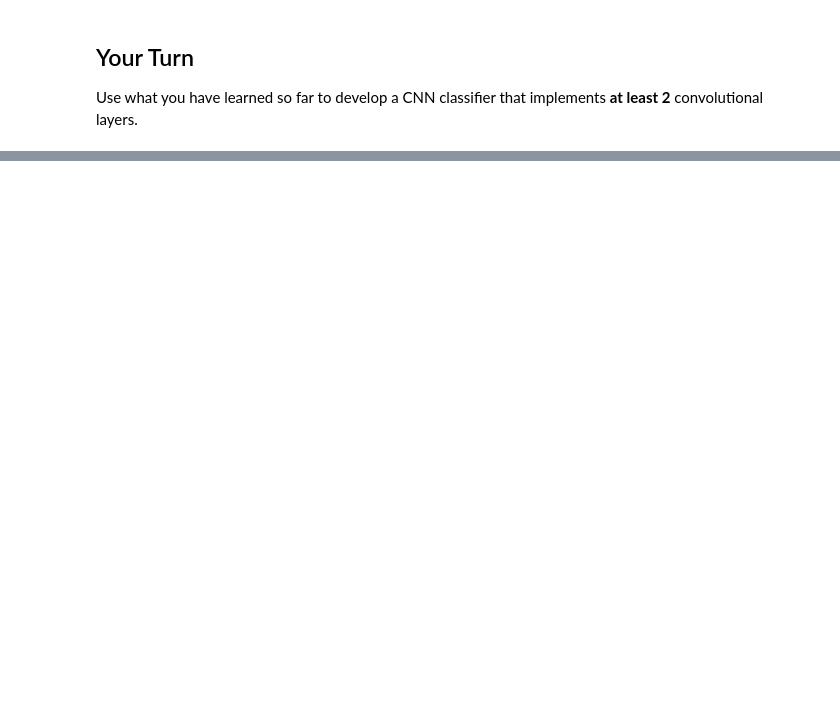
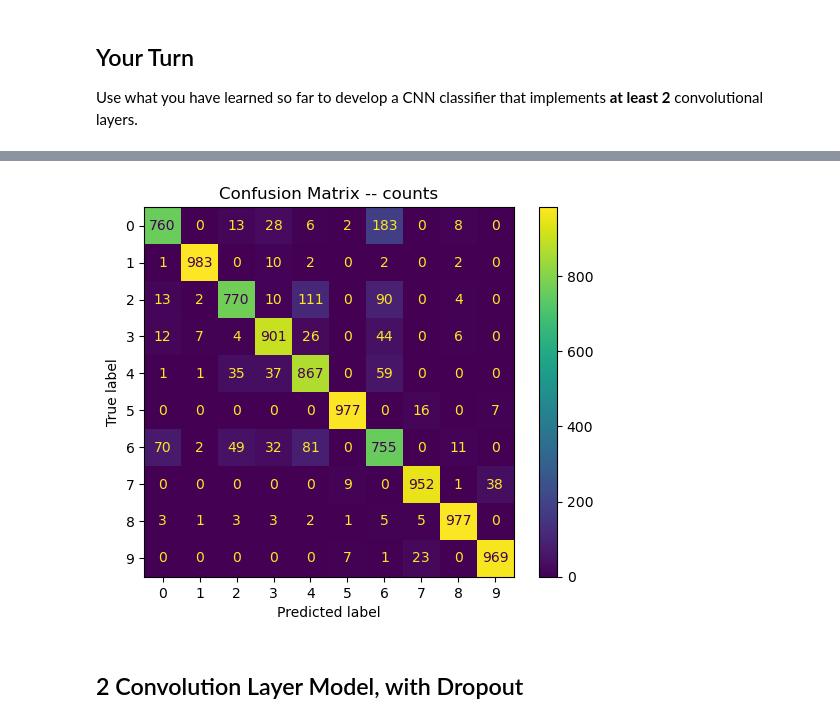
Before and after one commit to abrange/mit-deeplearning, a Jupyter notebook: module_4/Deep_Learning_Mastering_Neural_Networks_Module_4_Assignment.ipynb, the cells around one changed output, grey strips where cells are left out. Drawn from its saved outputs; the diff is of its cells as text; code cells hidden in the pictures; blank space fills up the shorter version.

```diff
--- a/module_4/Deep_Learning_Mastering_Neural_Networks_Module_4_Assignment.ipynb
+++ b/module_4/Deep_Learning_Mastering_Neural_Networks_Module_4_Assignment.ipynb
@@ -203,0 +411,6 @@ Additionally, try re-training your network with dropout included. Does this help
+# %%
+res = plot_cm(model, device, dataloaders, phase='test')
+# %% [output]
+[figure, added]
+# %% [markdown]
+## 2 Convolution Layer Model, with Dropout
```
Also changed, not shown: parts of 28 cells of this notebook, 2 other files.
